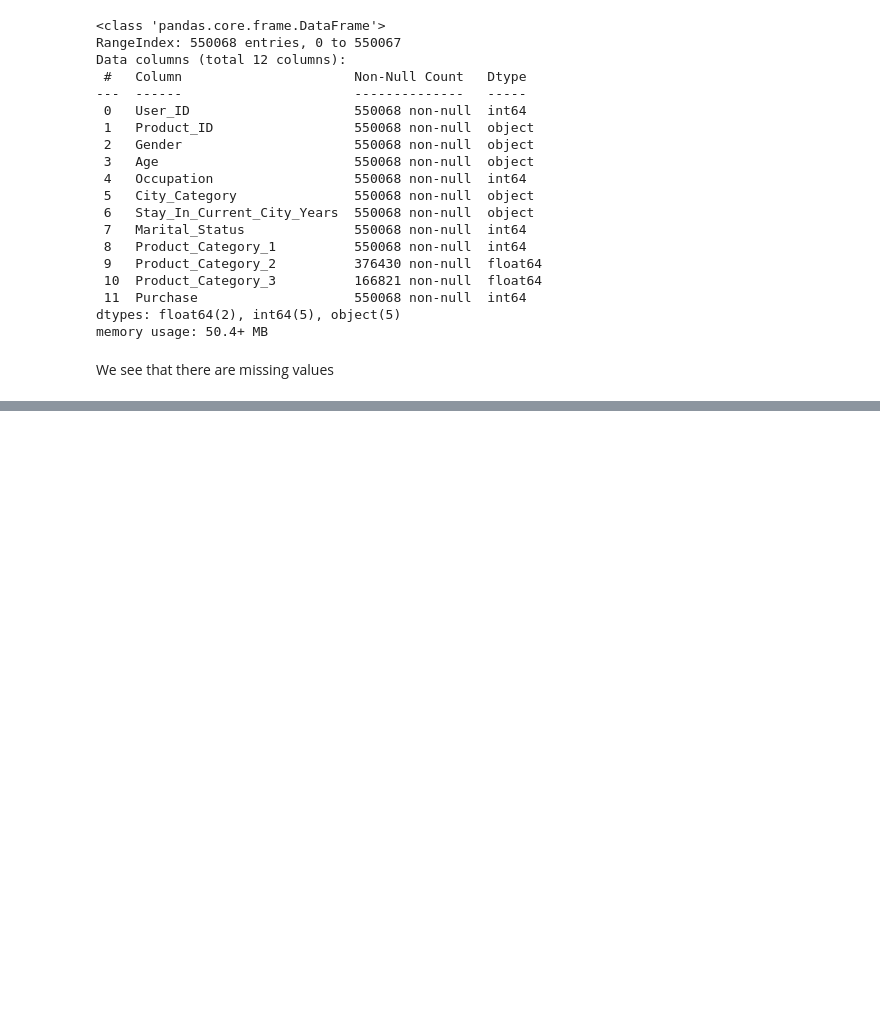
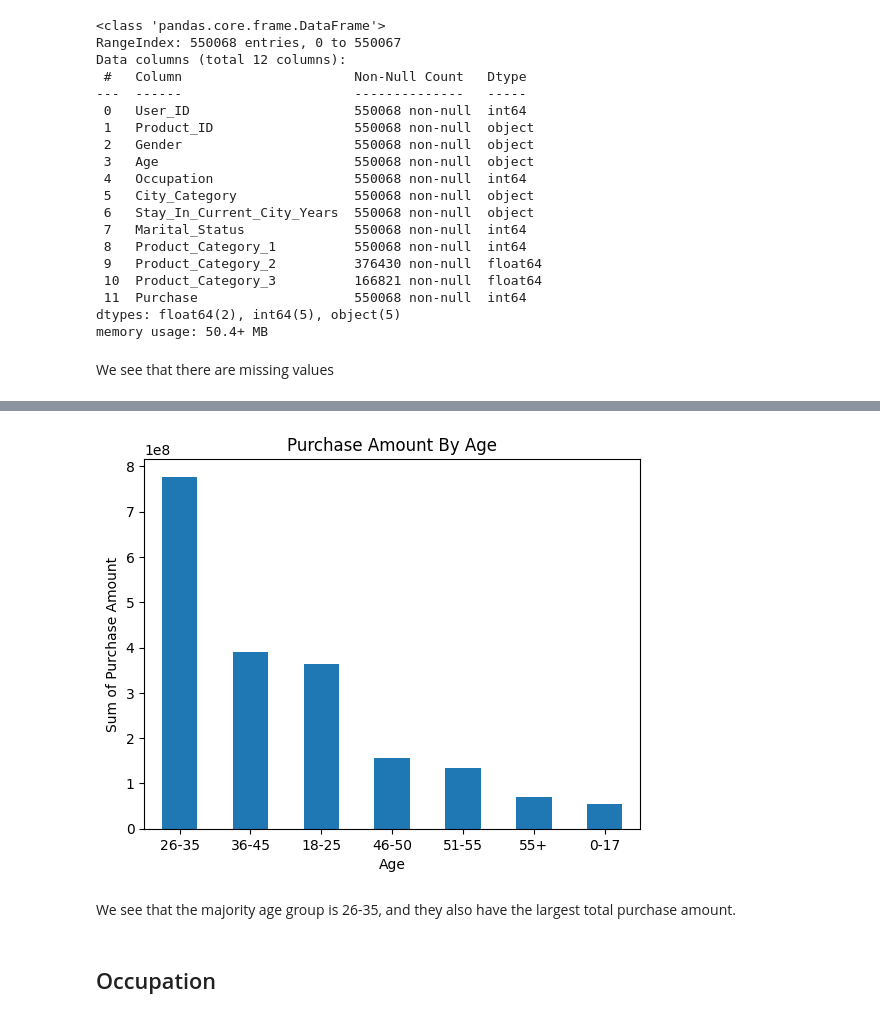
Before and after one commit to JKariithi/Black_friday_sales, a Jupyter notebook: black_friday_sales.ipynb, the cells around one changed output, grey strips where cells are left out. Cells and saved outputs as stored; diff of their text form; code cells hidden in the pictures; blank space fills up the shorter version.

```diff
--- a/black_friday_sales.ipynb
+++ b/black_friday_sales.ipynb
@@ -61,0 +219,3 @@ We see that there are missing values
+# %%
+age_purchase = df_sales.groupby(df_sales["Age"])["Purchase"].sum().sort_values(ascending=False)
+print(age_purchase)
@@ -61,0 +232,14 @@ We see that there are missing values
+# %%
+age_purchase.plot(
+    kind="bar",
+    xlabel ="Age",
+    ylabel ="Sum of Purchase Amount",
+    title ="Purchase Amount By Age"
+)
+plt.xticks(rotation=0);
+# %% [output]
+[figure, added]
+# %% [markdown]
+We see that the majority age group is 26-35, and they also have the largest total purchase amount.
+# %% [markdown]
+## Occupation
```
Also changed, not shown: parts of 46 cells of this notebook.
